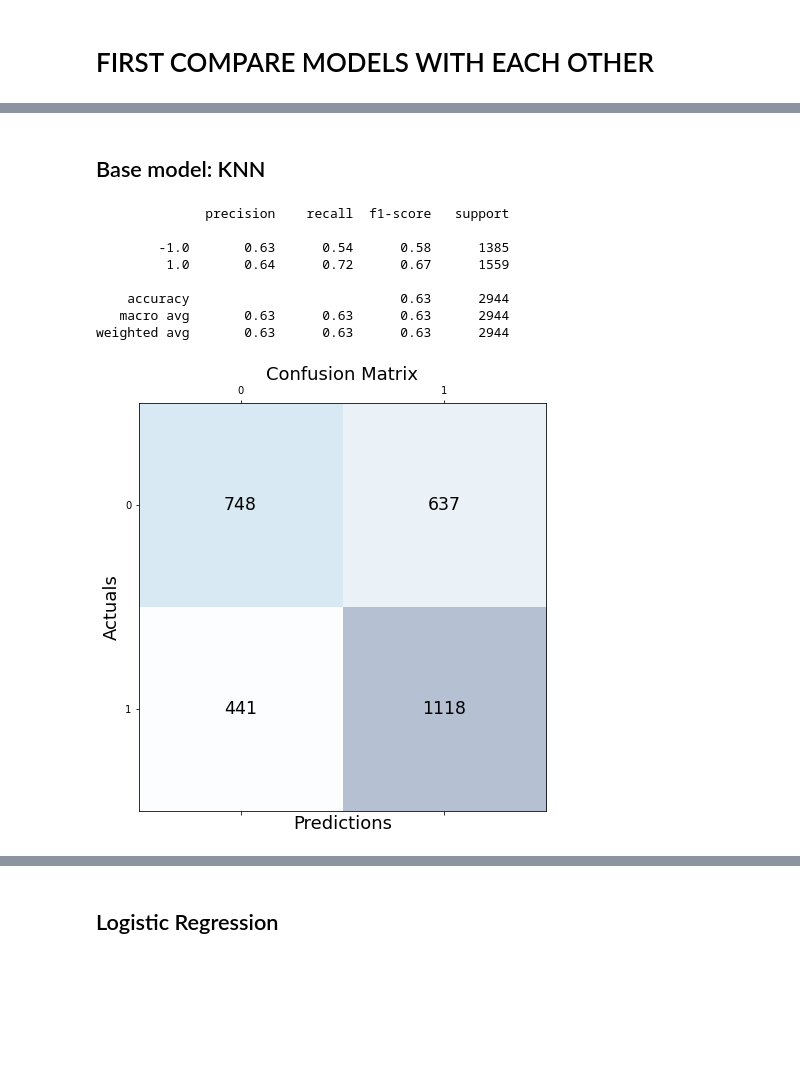
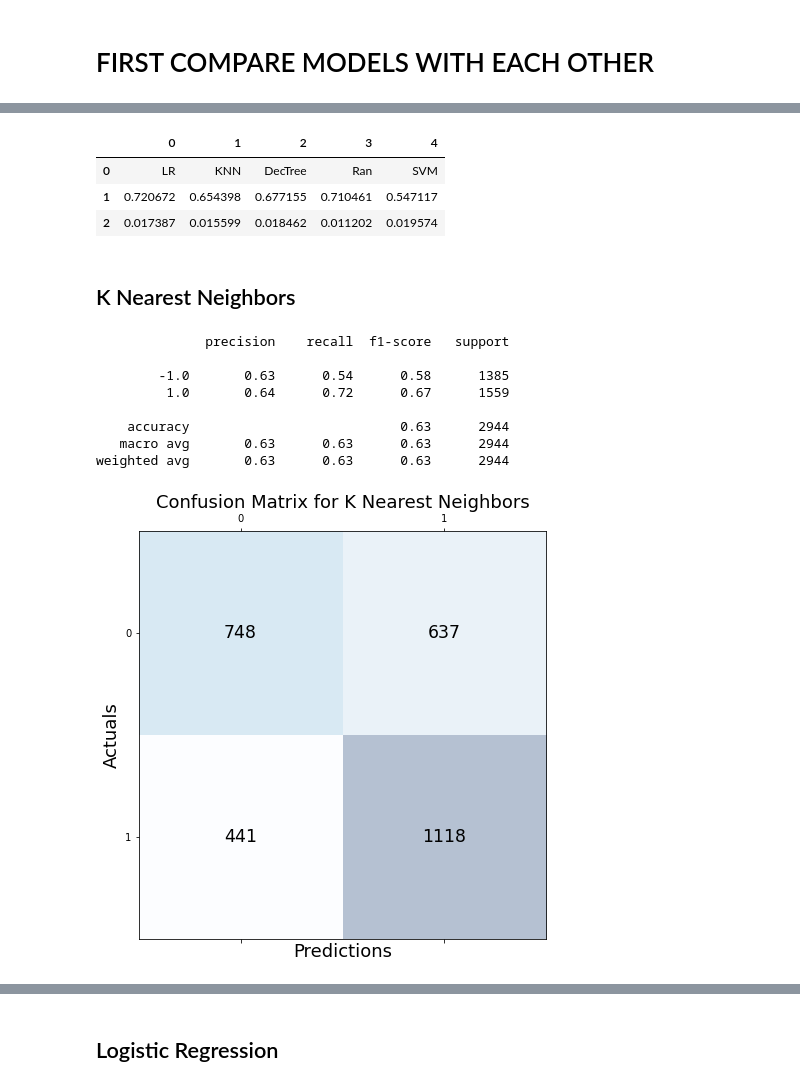
Before and after one commit to COGS118A/Group019-Sp22, a Jupyter notebook: Final_results.ipynb, the cells around one changed output, grey strips where cells are left out. Saved outputs shown, nothing was run; the diff lists cells and outputs as text; code cells hidden in the pictures; blank space fills up the shorter version.

Commit message:
Updated data analysis

```diff
--- a/Final_results.ipynb
+++ b/Final_results.ipynb
@@ -281,5 +288,21 @@ SVM: 0.547117 (0.019574)
-# %% [markdown]
-## Base model: KNN
+# %%
+df_model_selection = pd.DataFrame([names, averages, stds])
+df_model_selection.rename(index={0: "Model", 1: "Avg Performance", 2: "Standard Deviation"})
+
+names1 = []
+precisions = []
+recalls = []
+accuracies = []
+roc_auc_scores = []
+
+df_model_selection
+# %% [output]
+|  | 0 | 1 | 2 | 3 | 4 |
+| 0 | LR | KNN | DecTree | Ran | SVM |
+| 1 | 0.720672 | 0.654398 | 0.677155 | 0.710461 | 0.547117 |
+| 2 | 0.017387 | 0.015599 | 0.018462 | 0.011202 | 0.019574 |
+# %% [markdown]
+## K Nearest Neighbors
 # %%
 #run KNN
 neighbor = KNeighborsClassifier(n_neighbors=3).fit(X_train, y_train)
@@ -298,17 +321,17 @@ weighted avg       0.63      0.63      0.63      2944
 # %%
 # get and plot the confusion matrix for our model
 conf_matrix = metrics.confusion_matrix(y_test, y_pred)
 fig, ax = plt.subplots(figsize=(7.5, 7.5))
 ax.matshow(conf_matrix, cmap=plt.cm.Blues, alpha=0.3)
 for i in range(conf_matrix.shape[0]):
     for j in range(conf_matrix.shape[1]):
         ax.text(x=j, y=i,s=conf_matrix[i, j], va='center', ha='center', size='xx-large')
 plt.xlabel('Predictions', fontsize=18)
 plt.ylabel('Actuals', fontsize=18)
-plt.title('Confusion Matrix', fontsize=18)
+plt.title('Confusion Matrix for K Nearest Neighbors', fontsize=18)
 plt.show()
 # %% [output]
-[figure, old version]
+[figure, new version]
 # %%
 fpr = roc_curve(y_test, neighbor.predict_proba(X_test)[:,1])[0]  # false positive rate
 tpr = roc_curve(y_test, neighbor.predict_proba(X_test)[:,1])[1]  # true positive rate
```
Also changed, not shown: parts of 31 cells of this notebook, 1 other file.
